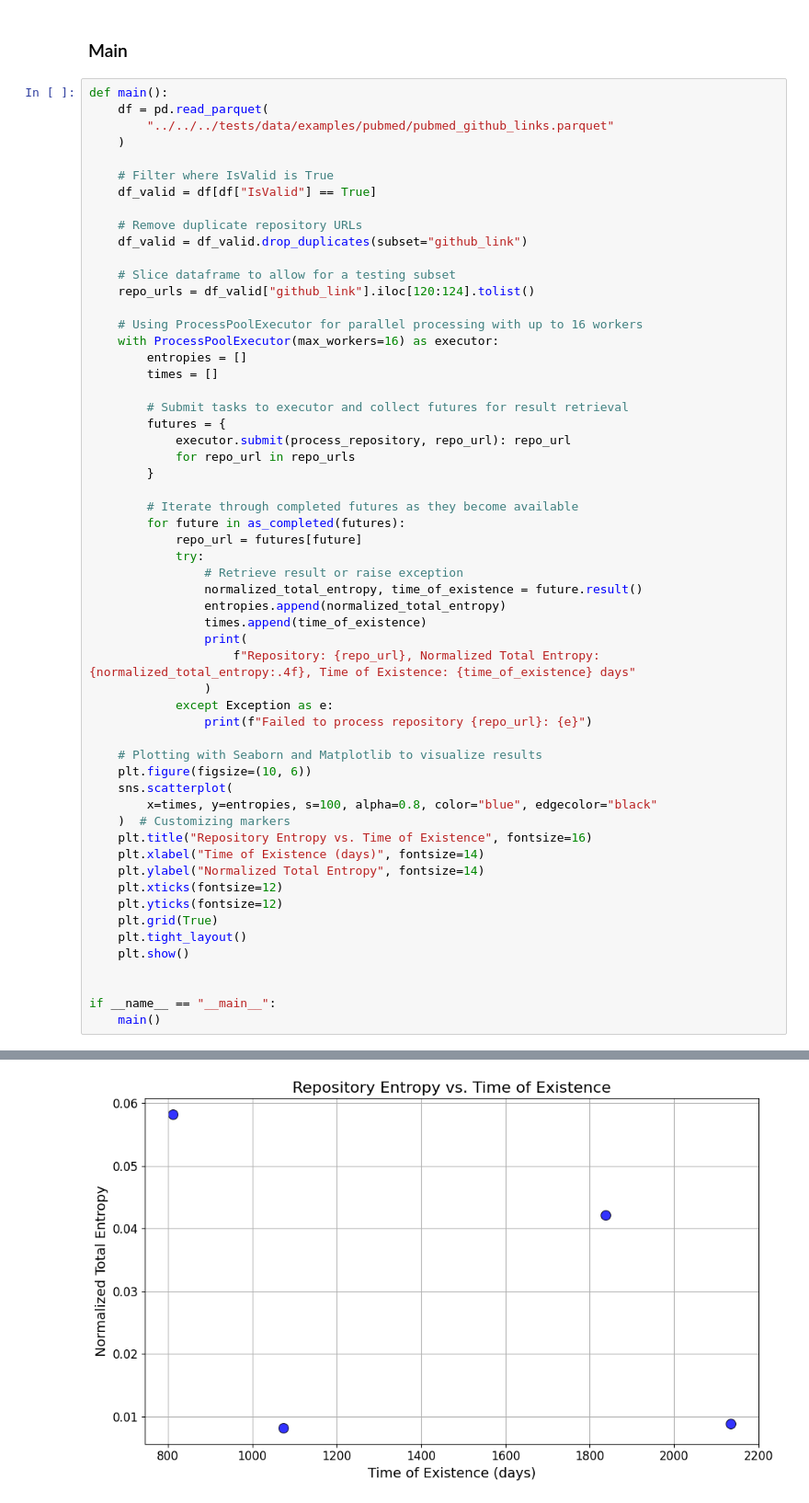
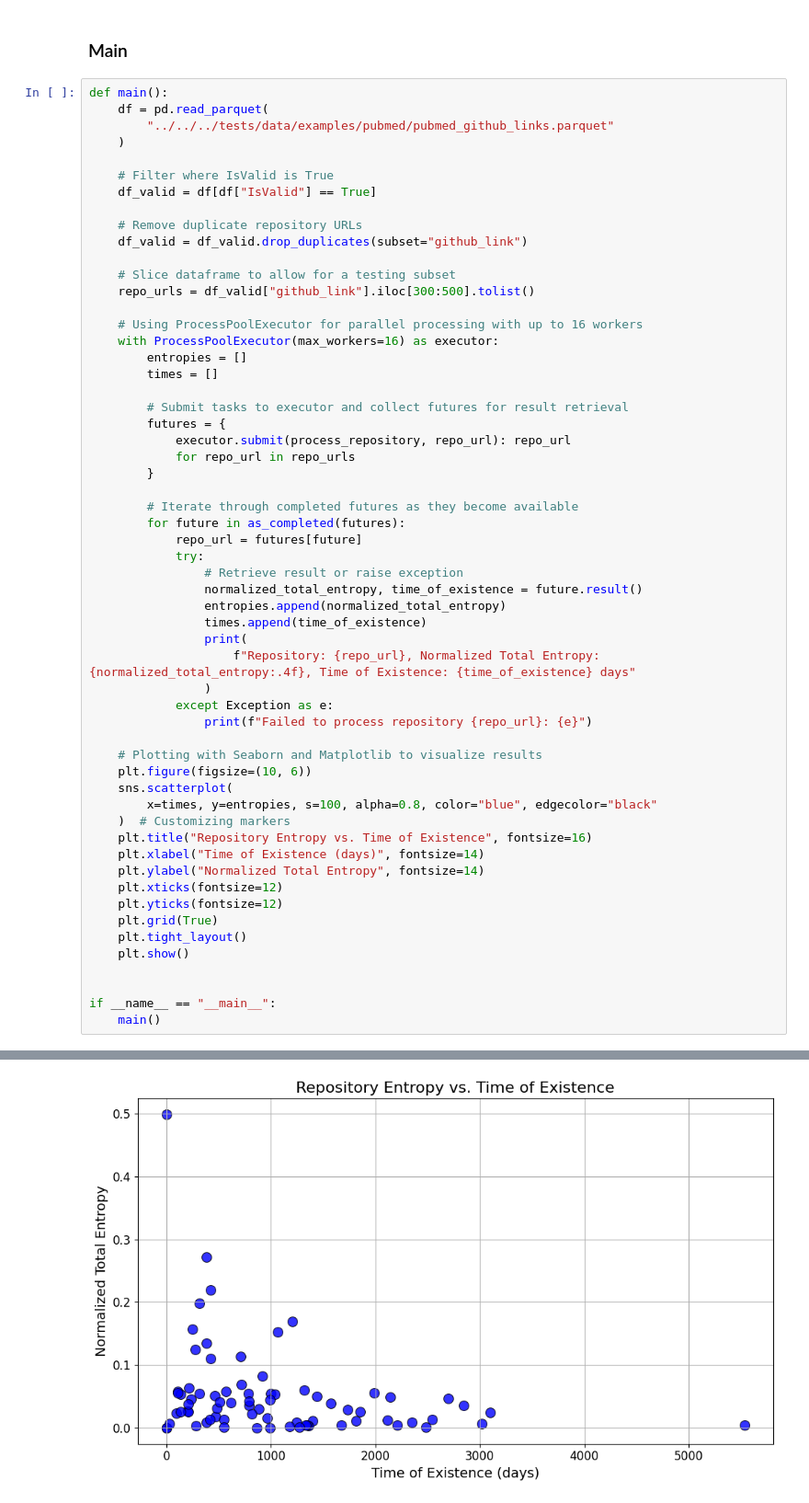
Before and after one commit to software-gardening/almanack, a Jupyter notebook: src/book/verdant-sundial/software-information-entropy.ipynb, the cells around one changed output, grey strips where cells are left out. Shown at 92% size. Saved outputs shown, nothing was run; the diff lists cells and outputs as text.

Commit message:
Changing dependencies, visualization

```diff
--- a/src/book/verdant-sundial/software-information-entropy.ipynb
+++ b/src/book/verdant-sundial/software-information-entropy.ipynb
@@ -186,7 +186,7 @@ def main():
     df_valid = df_valid.drop_duplicates(subset="github_link")
 
     # Slice dataframe to allow for a testing subset
-    repo_urls = df_valid["github_link"].iloc[120:124].tolist()
+    repo_urls = df_valid["github_link"].iloc[300:500].tolist()
 
     # Using ProcessPoolExecutor for parallel processing with up to 16 workers
     with ProcessPoolExecutor(max_workers=16) as executor:
@@ -239 +251 @@ ProcessPoolExecutor took 87.43 seconds
-[figure, old version]
+[figure, new version]
```
Also changed, not shown: parts of 1 cell of this notebook, 3 other files.
